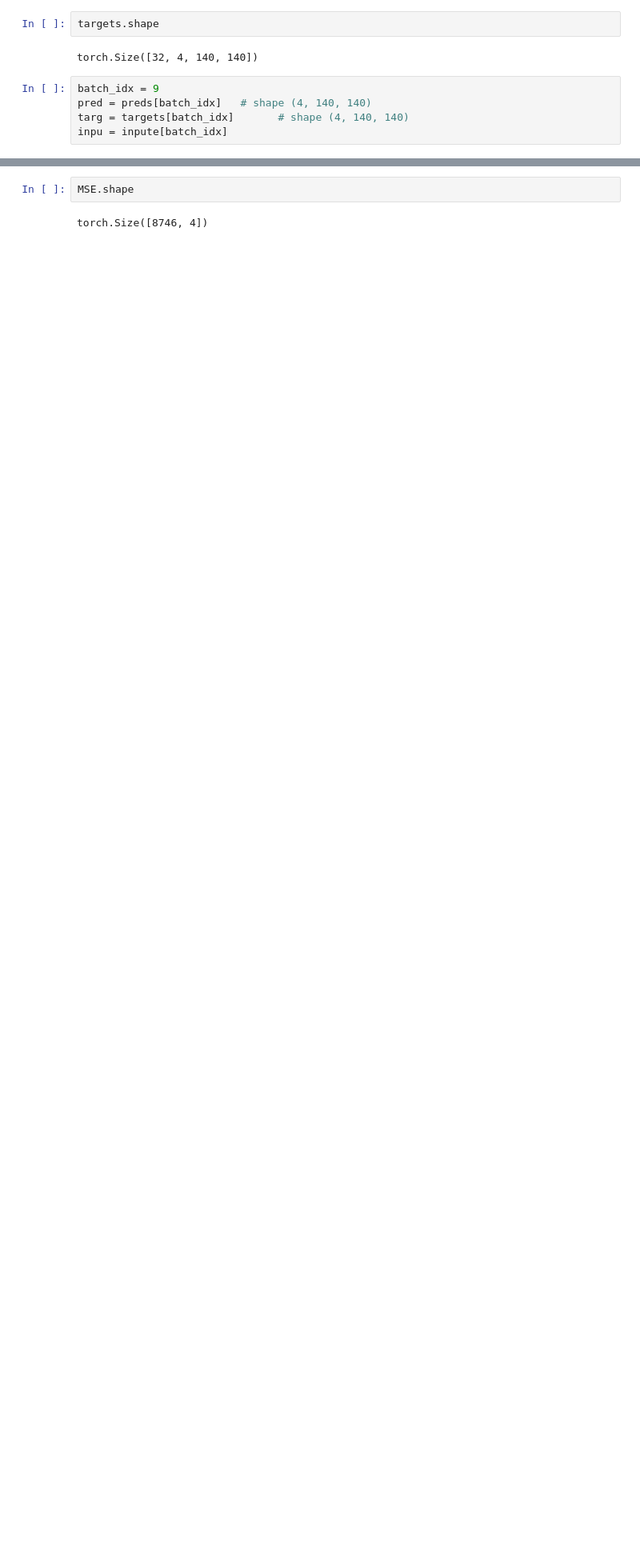
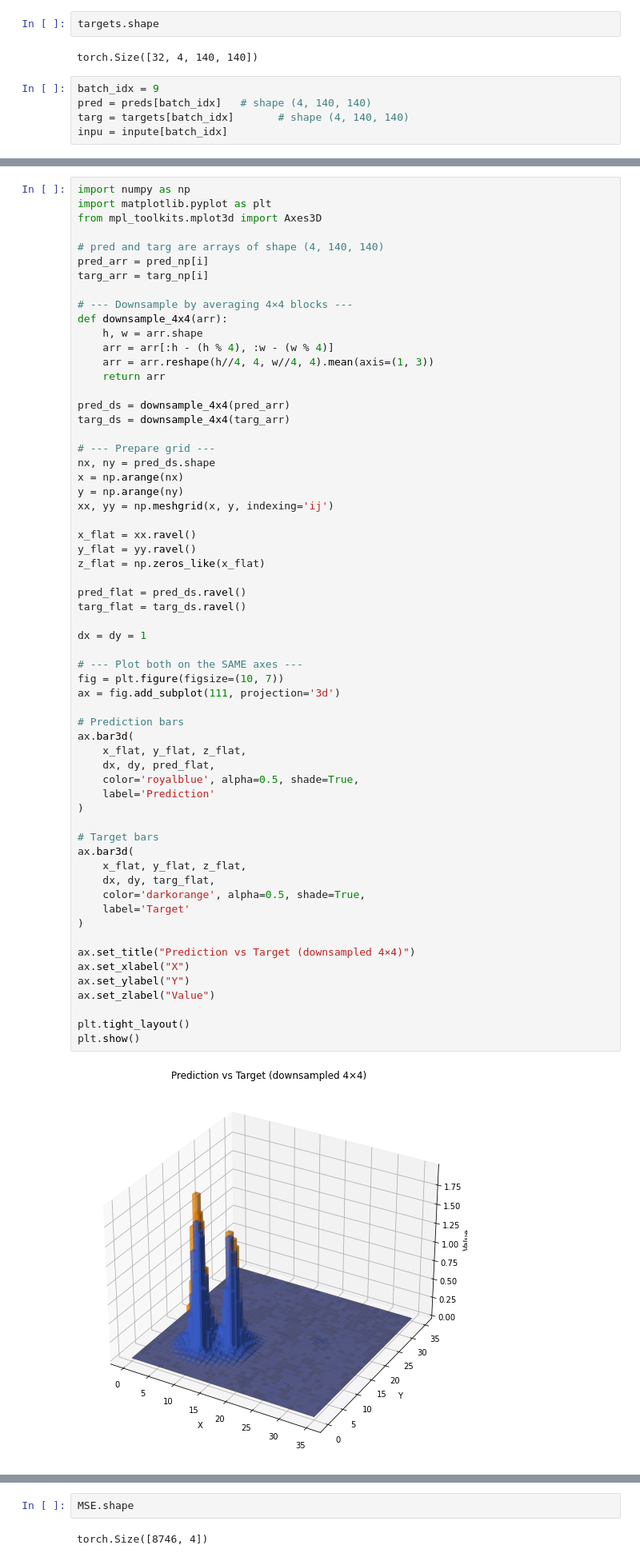
Before and after one commit to matthbatt/Deep-learning-gravitational-lensing, a Jupyter notebook: lensing_U-net.ipynb, the cells around one changed output, grey strips where cells are left out. Shown at 80% size. Drawn from its saved outputs; the diff is of its cells as text; blank space fills up the shorter version.

```diff
--- a/lensing_U-net.ipynb
+++ b/lensing_U-net.ipynb
@@ -584,6 +613,69 @@ plt.tight_layout()
 plt.show()
 # %% [output]
 [figure]
+# %%
+import numpy as np
+import matplotlib.pyplot as plt
+from mpl_toolkits.mplot3d import Axes3D
+
+# pred and targ are arrays of shape (4, 140, 140)
+pred_arr = pred_np[i]
+targ_arr = targ_np[i]
+
+# --- Downsample by averaging 4×4 blocks ---
+def downsample_4x4(arr):
+    h, w = arr.shape
+    arr = arr[:h - (h % 4), :w - (w % 4)]
+    arr = arr.reshape(h//4, 4, w//4, 4).mean(axis=(1, 3))
+    return arr
+
+pred_ds = downsample_4x4(pred_arr)
+targ_ds = downsample_4x4(targ_arr)
+
+# --- Prepare grid ---
+nx, ny = pred_ds.shape
+x = np.arange(nx)
+y = np.arange(ny)
+xx, yy = np.meshgrid(x, y, indexing='ij')
+
+x_flat = xx.ravel()
+y_flat = yy.ravel()
+z_flat = np.zeros_like(x_flat)
+
+pred_flat = pred_ds.ravel()
+targ_flat = targ_ds.ravel()
+
+dx = dy = 1
+
+# --- Plot both on the SAME axes ---
+fig = plt.figure(figsize=(10, 7))
+ax = fig.add_subplot(111, projection='3d')
+
+# Prediction bars
+ax.bar3d(
+    x_flat, y_flat, z_flat,
+    dx, dy, pred_flat,
+    color='royalblue', alpha=0.5, shade=True,
+    label='Prediction'
+)
+
+# Target bars
+ax.bar3d(
+    x_flat, y_flat, z_flat,
+    dx, dy, targ_flat,
+    color='darkorange', alpha=0.5, shade=True,
+    label='Target'
+)
+
+ax.set_title("Prediction vs Target (downsampled 4×4)")
+ax.set_xlabel("X")
+ax.set_ylabel("Y")
+ax.set_zlabel("Value")
+
+plt.tight_layout()
+plt.show()
+# %% [output]
+[figure, added]
 # %%
 model.eval()
 preds = []
```
Also changed, not shown: parts of 7 cells of this notebook, 5 other files.
